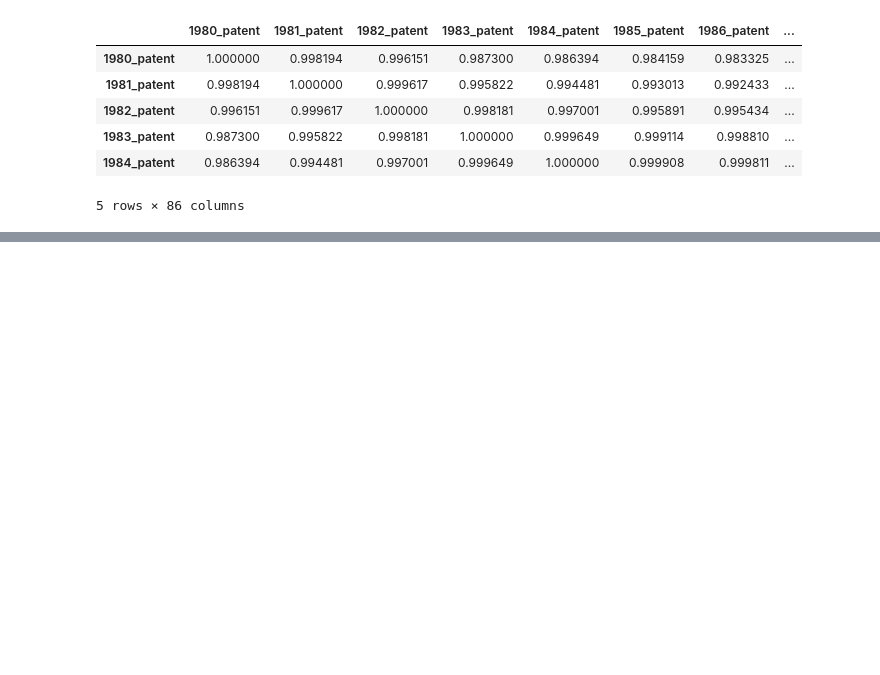
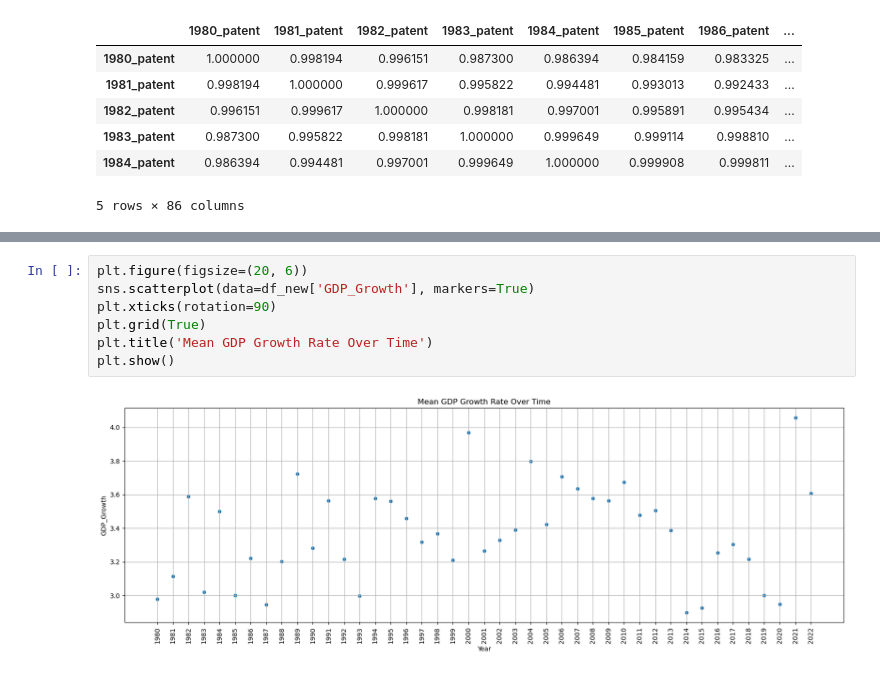
Before and after one commit to Vyshnevskyi91/Economy-growth-prediction, a Jupyter notebook: PatentsToGDP.ipynb, the cells around one changed output, grey strips where cells are left out. Saved outputs shown, nothing was run; the diff lists cells and outputs as text; blank space fills up the shorter version.

```diff
--- a/PatentsToGDP.ipynb
+++ b/PatentsToGDP.ipynb
@@ -226,0 +287,9 @@ df_avg_meaning
+# %%
+plt.figure(figsize=(20, 6))
+sns.scatterplot(data=df_new['GDP_Growth'], markers=True)
+plt.xticks(rotation=90)
+plt.grid(True)
+plt.title('Mean GDP Growth Rate Over Time')
+plt.show()
+# %% [output]
+[figure, added]
```
Also changed, not shown: parts of 12 cells of this notebook.
